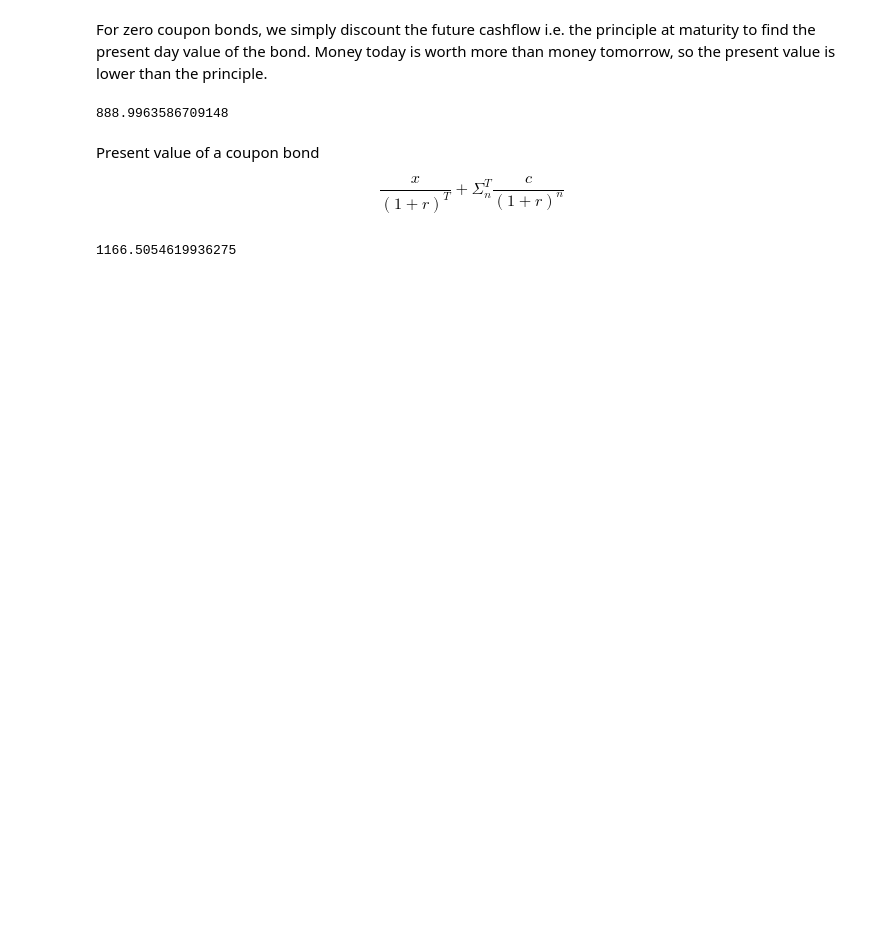
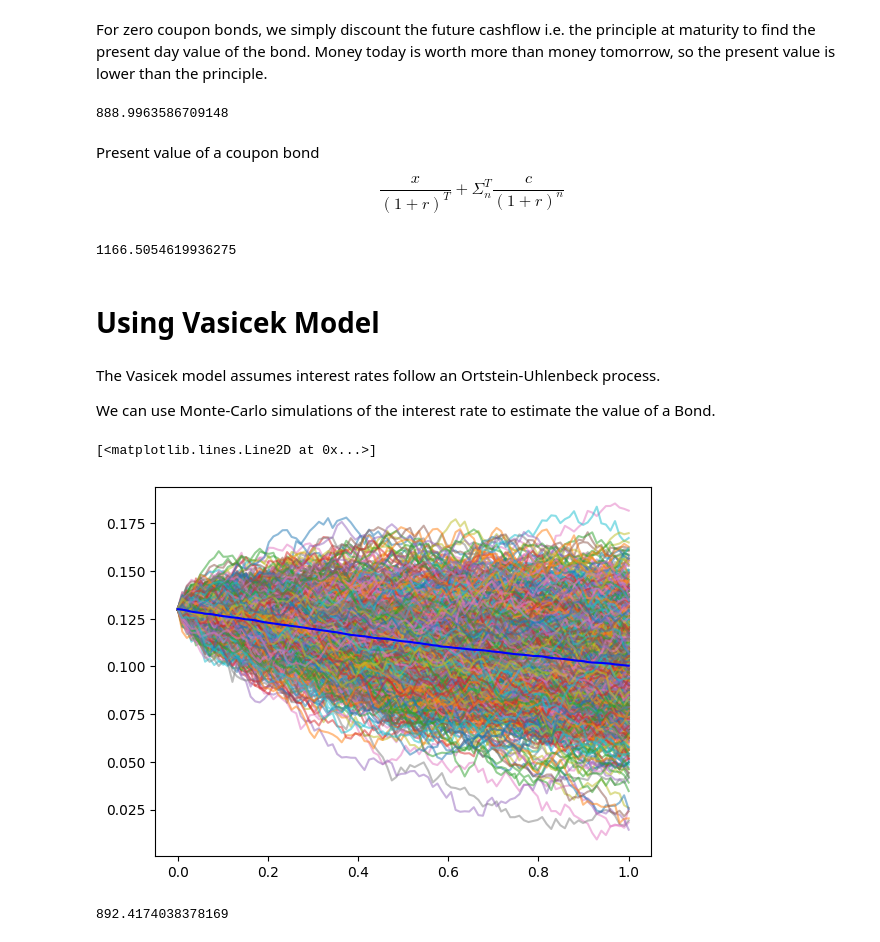
Before and after one commit to Tej780/QuantitativeFinance, a Jupyter notebook: notebooks/bonds.ipynb, the cells around one changed output. Drawn from its saved outputs; the diff is of its cells as text; code cells hidden in the pictures; blank space fills up the shorter version.

Commit message:
Implement OU process and Vasicek bond pricing

```diff
--- a/notebooks/bonds.ipynb
+++ b/notebooks/bonds.ipynb
@@ -26,3 +29,49 @@ price += present_value(principle,maturity,market_interest_rate)
 price
 # %% [output]
 1166.5054619936275
+# %% [markdown]
+# Using Vasicek Model
+# %% [markdown]
+The Vasicek model assumes interest rates follow an Ortstein-Uhlenbeck process.
+
+We can use Monte-Carlo simulations of the interest rate to estimate the value of a Bond.
+# %%
+T=1
+kappa = 0.3
+theta = 0.02
+r0 = 0.13
+sigma = 0.03
+n_samples = 100
+# %%
+def vasicek(kappa, theta, r0, sigma, T=1, n_samples = 1000):
+    """Implement the Vasicek model for stochastic mean reverting interest rates.
+
+    Args:
+        kappa: Speed of mean reversion
+        theta: Mean interest rate
+        r0: Initial rate
+        sigma: volatility of rate
+        T: Time to maturity
+        n_samples: Number of samples to take within duration
+
+    Returns: Time series of rate samples.
+    """
+    r = np.zeros(n_samples)
+    dt = T/n_samples
+    r[0] = r0
+    for t in range(1,n_samples):
+        dx = kappa*(theta-r[t-1])*dt + sigma*np.random.normal(0, np.sqrt(dt))
+        r[t] = r[t-1] + dx
+    return r
+# %%
+ts = np.linspace(0,T, n_samples)
+rs = []
+for _ in range(1001):
+    r = vasicek(kappa,theta,r0,sigma,n_samples=n_samples)
+    plt.plot(ts, r, alpha=0.5)
+    rs.append(r)
+mean_r = np.array(rs).mean(axis=0)
+plt.plot(ts, mean_r, "b")
+# %% [output]
+[<matplotlib.lines.Line2D at 0x...>]
+[figure, added]
@@ -28,0 +80,8 @@ price
+# %%
+principle = 1000
+
+present_integral = np.exp(-integral_r)
+bond_price = 1000*np.mean(present_integral)
+bond_price
+# %% [output]
+892.4174038378169
```
Also changed, not shown: parts of 2 cells of this notebook.
